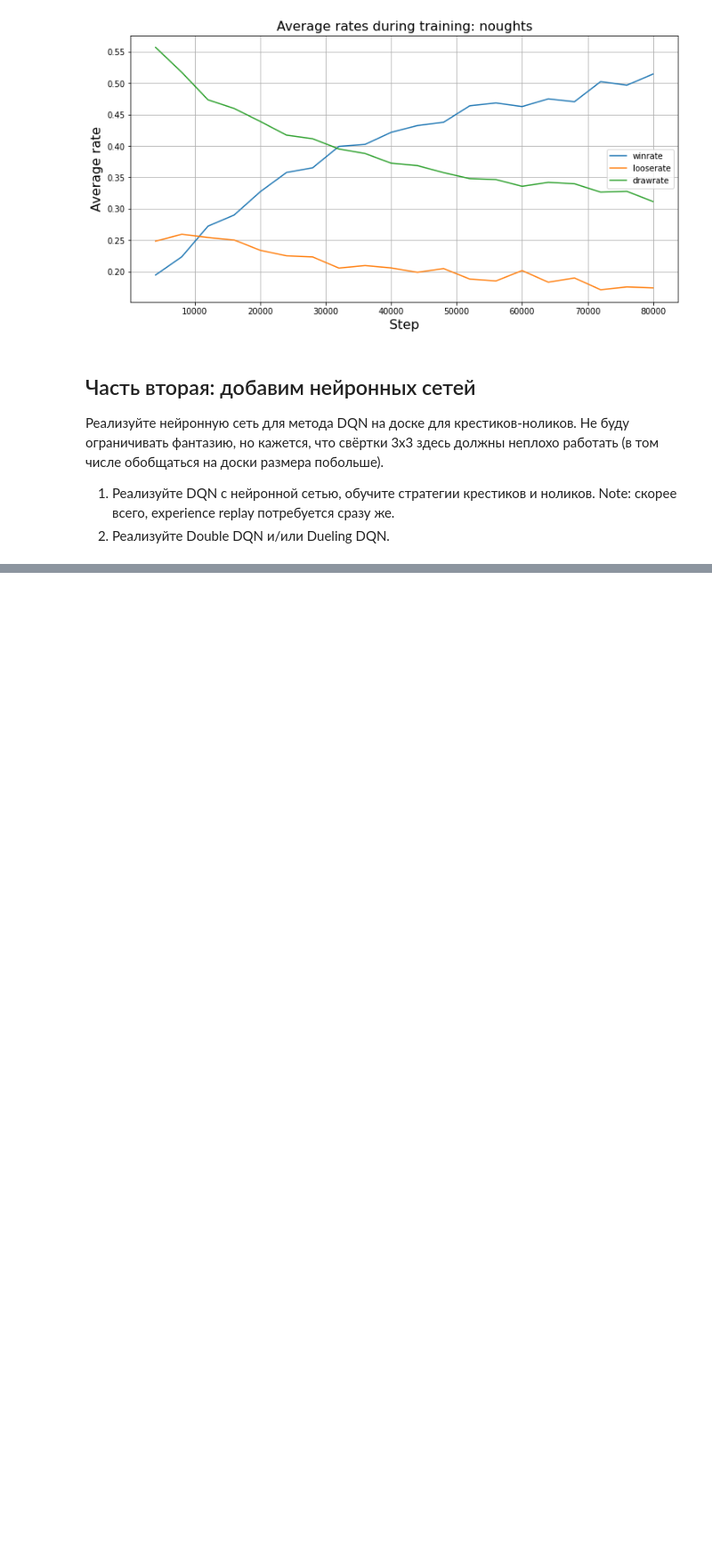
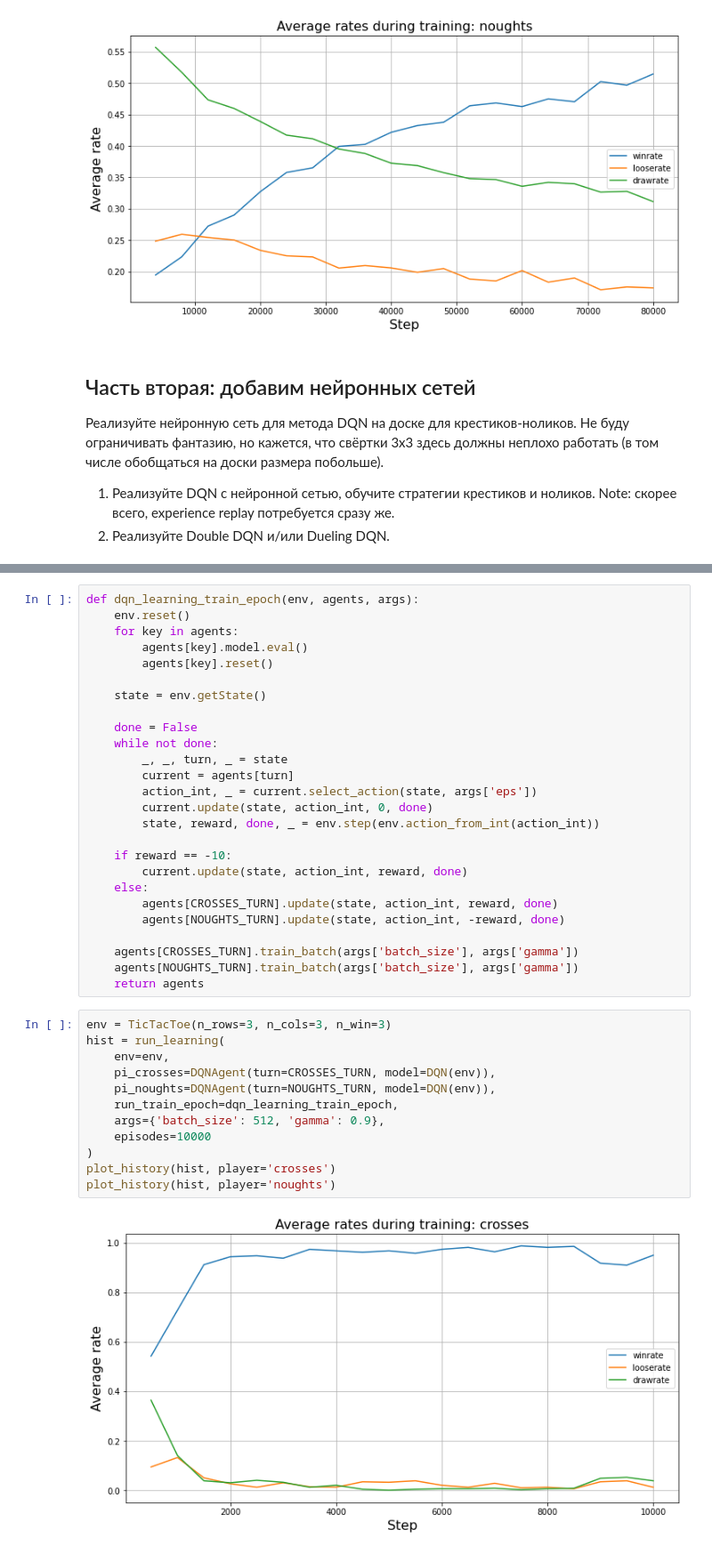
Before and after one commit to GimmeDanger/made-rl-adv-2020, a Jupyter notebook: hw/2_tic_tac_toe/experiments.ipynb, the cells around one changed output, grey strips where cells are left out. Shown: that part at 89% size. Cells and saved outputs as stored; diff of their text form; blank space fills up the shorter version.

```diff
--- a/hw/2_tic_tac_toe/experiments.ipynb
+++ b/hw/2_tic_tac_toe/experiments.ipynb
@@ -379,0 +523,40 @@ plot_history(hist, player='noughts')
+# %%
+def dqn_learning_train_epoch(env, agents, args):
+    env.reset()
+    for key in agents:
+        agents[key].model.eval()
+        agents[key].reset()
+
+    state = env.getState()
+
+    done = False
+    while not done:
+        _, _, turn, _ = state
+        current = agents[turn]
+        action_int, _ = current.select_action(state, args['eps'])
+        current.update(state, action_int, 0, done)
+        state, reward, done, _ = env.step(env.action_from_int(action_int))
+
+    if reward == -10:
+        current.update(state, action_int, reward, done)
+    else:
+        agents[CROSSES_TURN].update(state, action_int, reward, done)
+        agents[NOUGHTS_TURN].update(state, action_int, -reward, done)
+
+    agents[CROSSES_TURN].train_batch(args['batch_size'], args['gamma'])
+    agents[NOUGHTS_TURN].train_batch(args['batch_size'], args['gamma'])
+    return agents
+# %%
+env = TicTacToe(n_rows=3, n_cols=3, n_win=3)
+hist = run_learning(
+    env=env,
+    pi_crosses=DQNAgent(turn=CROSSES_TURN, model=DQN(env)),
+    pi_noughts=DQNAgent(turn=NOUGHTS_TURN, model=DQN(env)),
+    run_train_epoch=dqn_learning_train_epoch,
+    args={'batch_size': 512, 'gamma': 0.9},
+    episodes=10000
+)
+plot_history(hist, player='crosses')
+plot_history(hist, player='noughts')
+# %% [output]
+[figure, added]
```
Also changed, not shown: parts of 14 cells of this notebook.
